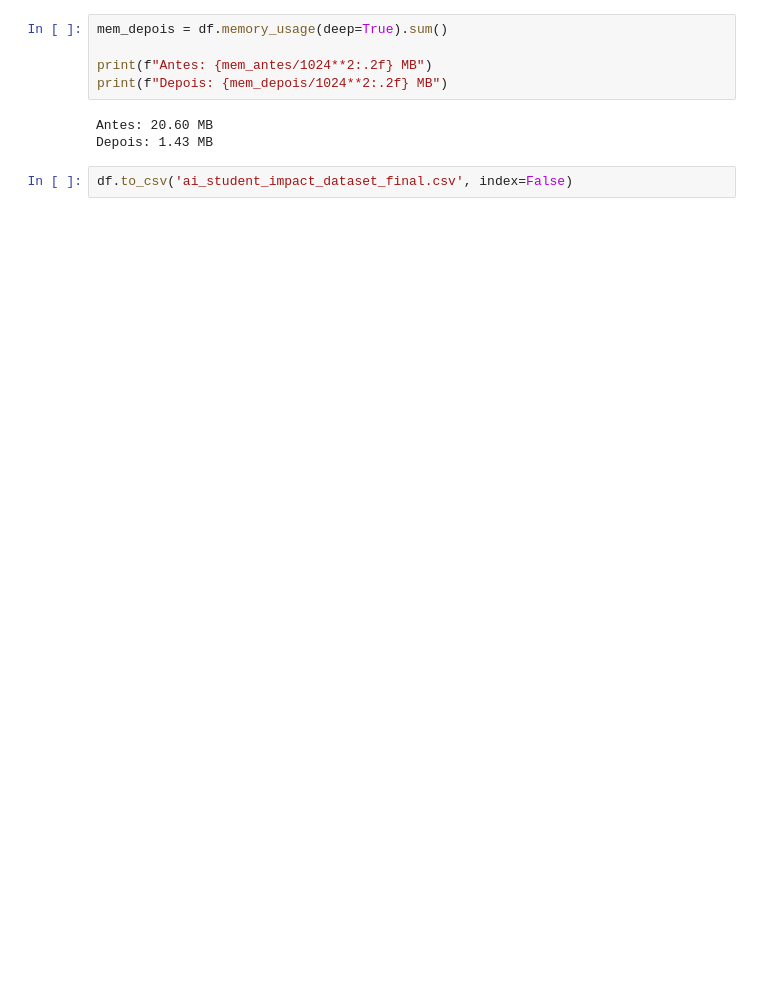
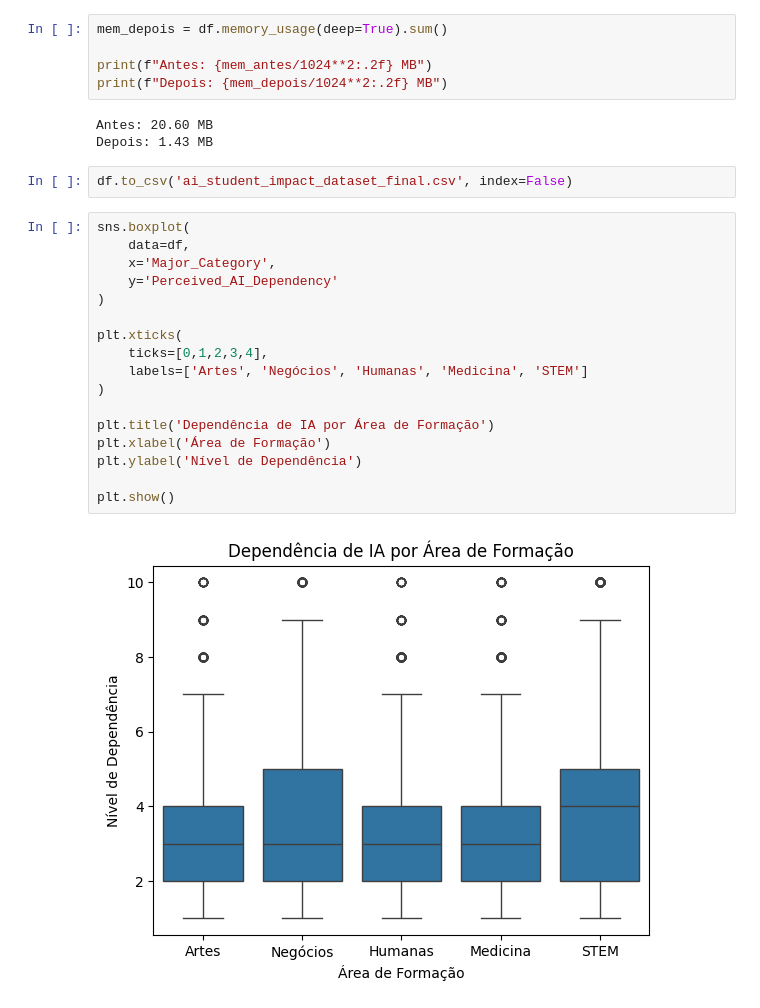
Before and after one commit to vinicuervo/Treinamento-ScitecJr-2026, a Jupyter notebook: aula2e3/aula3.ipynb, the cells around one changed output. Drawn from its saved outputs; the diff is of its cells as text; blank space fills up the shorter version.

```diff
--- a/aula2e3/aula3.ipynb
+++ b/aula2e3/aula3.ipynb
@@ -170,3 +173,22 @@ Antes: 20.60 MB
 Depois: 1.43 MB
 # %%
 df.to_csv('ai_student_impact_dataset_final.csv', index=False)
+# %%
+sns.boxplot(
+    data=df,
+    x='Major_Category',
+    y='Perceived_AI_Dependency'
+)
+
+plt.xticks(
+    ticks=[0,1,2,3,4],
+    labels=['Artes', 'Negócios', 'Humanas', 'Medicina', 'STEM']
+)
+
+plt.title('Dependência de IA por Área de Formação')
+plt.xlabel('Área de Formação')
+plt.ylabel('Nível de Dependência')
+
+plt.show()
+# %% [output]
+[figure, added]
```
Also changed, not shown: parts of 6 cells of this notebook.
